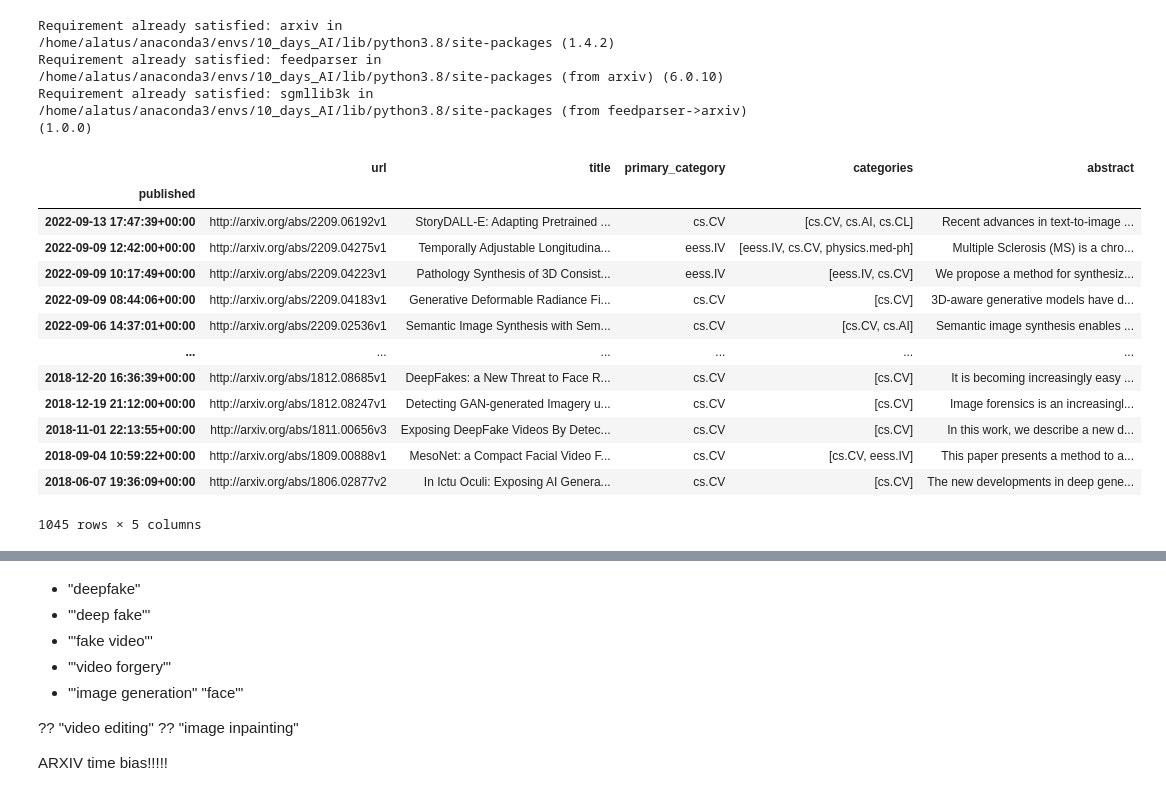
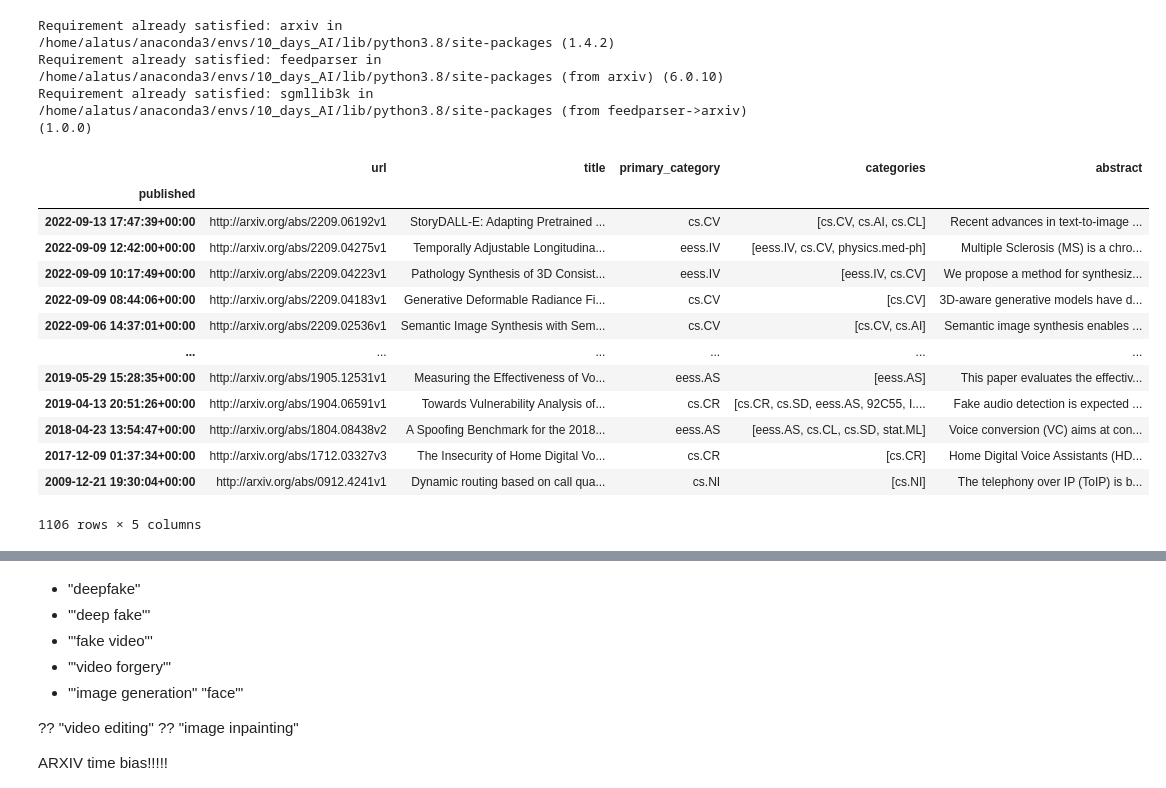
Before and after one commit to solalatus/deepfake_popularity, a Jupyter notebook: arxiv_analyzer.ipynb, the cells around one changed output, grey strips where cells are left out. Drawn from its saved outputs; the diff is of its cells as text; code cells hidden in the pictures.

Commit message:
work on arxiv getter

```diff
--- a/arxiv_analyzer.ipynb
+++ b/arxiv_analyzer.ipynb
@@ -12,5 +10,18 @@ keyphrases = ['"image synthesis"', 'deepfake']
+# %%
+keyphrases = ['"image synthesis"', 'deepfake', 'deepfake?', '"deep-fake"', '"voice cloning"', 'fake AND voice']
+#keyphrases = []
+#voice conversion
+
+
+
+#deepfake"
+#'"deep fake"'
+#'"fake video"'
+#'"video forgery"'
+#'"image generation" "face"'
 # %%
 from ast import literal_eval
+from tqdm.notebook import tqdm
 
 def do_search(keyphrase):
 
@@ -27,51 +38,52 @@ def do_search(keyphrase):
 def parse_search_to_df(search):
 
     results = []
 
-    for raw_result in search.results():
+    for raw_result in tqdm(search.results()):
         parsed_result = {}
         parsed_result["published"] = raw_result.published
         parsed_result["url"] = raw_result.entry_id
         parsed_result["title"] = raw_result.title
         parsed_result["primary_category"] = raw_result.primary_category
         parsed_result["categories"] = raw_result.categories
         parsed_result["abstract"] = raw_result.summary
         results.append(parsed_result)
 
-    result_df = pd.DataFrame(results)
-    result_df["published"] = pd.to_datetime(result_df["published"])
-    result_df.set_index("published", inplace=True)
-    result_df["categories"] = result_df["categories"].astype(str)
+    local_result_df = pd.DataFrame(results)
+    if results:
+        local_result_df["published"] = pd.to_datetime(local_result_df["published"])
+        local_result_df.set_index("published", inplace=True)
+        local_result_df["categories"] = local_result_df["categories"].astype(str)
 
-
-
-    return result_df
+    return local_result_df
 
 def do_keyphrase_list(keyphrases):
-    result_df = parse_search_to_df(do_search(keyphrases[0]))
 
-    for keyphrase in keyphrases[1:]:
-        tmp_df = parse_search_to_df(do_search(keyphrase))
-        result_df = pd.concat([result_df,tmp_df])#, ignore_index=True)
-        result_df.drop_duplicates(inplace=True)
+    for keyphrase in tqdm(keyphrases):
+        if "local_result_df" in locals():
+            tmp_df = parse_search_to_df(do_search(keyphrase))
+            local_result_df = pd.concat([local_result_df,tmp_df])#, ignore_index=True)
+            local_result_df.drop_duplicates(inplace=True)
+        else:
+            local_result_df = parse_search_to_df(do_search(keyphrase))
 
-    result_df["categories"] = result_df["categories"].apply(lambda x: literal_eval(str(x)))
-    return result_df
+    local_result_df["categories"] = local_result_df["categories"].apply(lambda x: literal_eval(str(x)))
+    return local_result_df
 
 result_df = do_keyphrase_list(keyphrases)
 result_df
 # %% [output]
 |  | url | title | primary_category | categories | abstract |
 | published |  |  |  |  |  |
 | 2022-09-13 17:47:39+00:00 | http://arxiv.org/abs/2209.06192v1 | StoryDALL-E: Adapting Pretrained ... | cs.CV | [cs.CV, cs.AI, cs.CL] | Recent advances in text-to-image ... |
 | 2022-09-09 12:42:00+00:00 | http://arxiv.org/abs/2209.04275v1 | Temporally Adjustable Longitudina... | eess.IV | [eess.IV, cs.CV, physics.med-ph] | Multiple Sclerosis (MS) is a chro... |
 | 2022-09-09 10:17:49+00:00 | http://arxiv.org/abs/2209.04223v1 | Pathology Synthesis of 3D Consist... | eess.IV | [eess.IV, cs.CV] | We propose a method for synthesiz... |
 | 2022-09-09 08:44:06+00:00 | http://arxiv.org/abs/2209.04183v1 | Generative Deformable Radiance Fi... | cs.CV | [cs.CV] | 3D-aware generative models have d... |
 | 2022-09-06 14:37:01+00:00 | http://arxiv.org/abs/2209.02536v1 | Semantic Image Synthesis with Sem... | cs.CV | [cs.CV, cs.AI] | Semantic image synthesis enables ... |
 | ... | ... | ... | ... | ... | ... |
-| 2018-12-20 16:36:39+00:00 | http://arxiv.org/abs/1812.08685v1 | DeepFakes: a New Threat to Face R... | cs.CV | [cs.CV] | It is becoming increasingly easy ... |
-| 2018-12-19 21:12:00+00:00 | http://arxiv.org/abs/1812.08247v1 | Detecting GAN-generated Imagery u... | cs.CV | [cs.CV] | Image forensics is an increasingl... |
-| 2018-11-01 22:13:55+00:00 | http://arxiv.org/abs/1811.00656v3 | Exposing DeepFake Videos By Detec... | cs.CV | [cs.CV] | In this work, we describe a new d... |
-| 2018-09-04 10:59:22+00:00 | http://arxiv.org/abs/1809.00888v1 | MesoNet: a Compact Facial Video F... | cs.CV | [cs.CV, eess.IV] | This paper presents a method to a... |
-| 2018-06-07 19:36:09+00:00 | http://arxiv.org/abs/1806.02877v2 | In Ictu Oculi: Exposing AI Genera... | cs.CV | [cs.CV] | The new developments in deep gene... |
+| 2019-05-29 15:28:35+00:00 | http://arxiv.org/abs/1905.12531v1 | Measuring the Effectiveness of Vo... | eess.AS | [eess.AS] | This paper evaluates the effectiv... |
+| 2019-04-13 20:51:26+00:00 | http://arxiv.org/abs/1904.06591v1 | Towards Vulnerability Analysis of... | cs.CR | [cs.CR, cs.SD, eess.AS, 92C55, I.... | Fake audio detection is expected ... |
+| 2018-04-23 13:54:47+00:00 | http://arxiv.org/abs/1804.08438v2 | A Spoofing Benchmark for the 2018... | eess.AS | [eess.AS, cs.CL, cs.SD, stat.ML] | Voice conversion (VC) aims at con... |
+| 2017-12-09 01:37:34+00:00 | http://arxiv.org/abs/1712.03327v3 | The Insecurity of Home Digital Vo... | cs.CR | [cs.CR] | Home Digital Voice Assistants (HD... |
+| 2009-12-21 19:30:04+00:00 | http://arxiv.org/abs/0912.4241v1 | Dynamic routing based on call qua... | cs.NI | [cs.NI] | The telephony over IP (ToIP) is b... |
-1045 rows × 5 columns
+1106 rows × 5 columns
```
Also changed, not shown: parts of 16 cells of this notebook, 1 other file.
